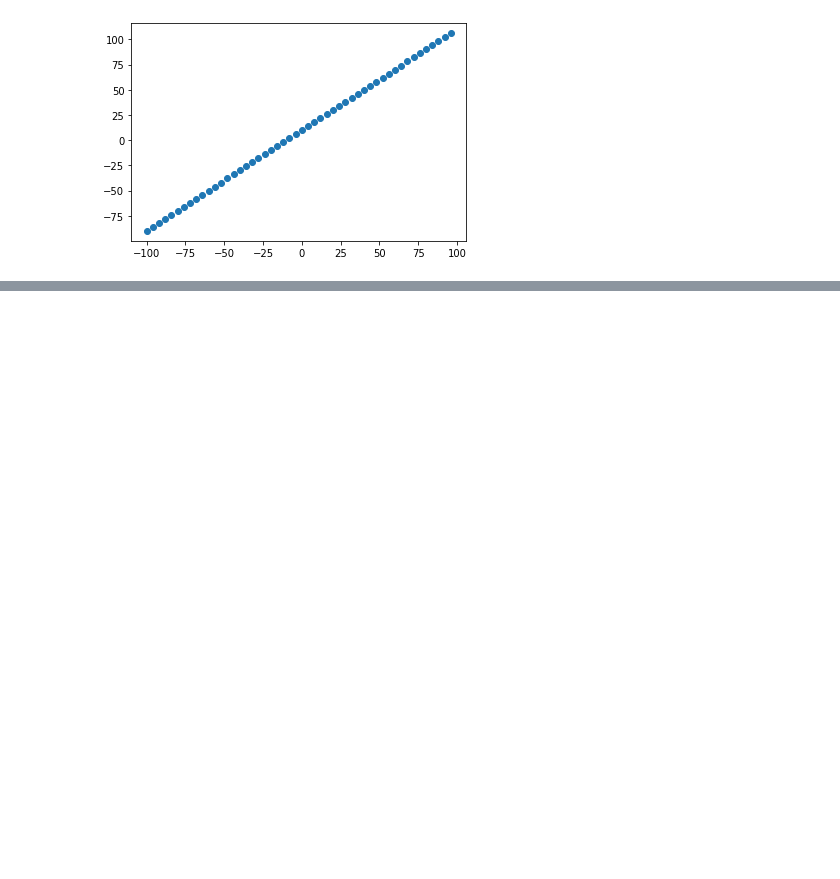
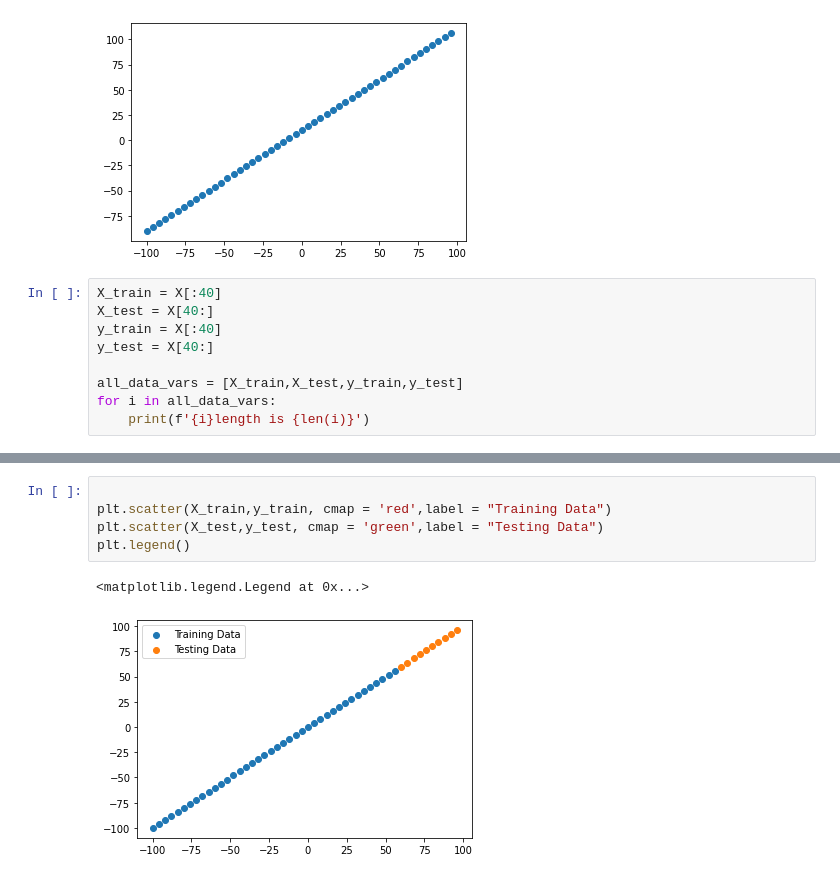
Before and after one commit to AviSaha123/Tensorflow_learnings, a Jupyter notebook: Tensorflow Regression.ipynb, the cells around one changed output, grey strips where cells are left out. Drawn from its saved outputs; the diff is of its cells as text; blank space fills up the shorter version.

```diff
--- a/Tensorflow Regression.ipynb
+++ b/Tensorflow Regression.ipynb
@@ -102,3 +102,12 @@ plt.scatter(X,y)
 # %% [output]
 <matplotlib.collections.PathCollection at 0x...>
 [figure]
+# %%
+X_train = X[:40]
+X_test = X[40:]
+y_train = X[:40]
+y_test = X[40:]
+
+all_data_vars = [X_train,X_test,y_train,y_test]
+for i in all_data_vars:
+    print(f'{i}length is {len(i)}')
@@ -104,0 +123,8 @@ plt.scatter(X,y)
+# %%
+
+plt.scatter(X_train,y_train, cmap = 'red',label = "Training Data")
+plt.scatter(X_test,y_test, cmap = 'green',label = "Testing Data")
+plt.legend()
+# %% [output]
+<matplotlib.legend.Legend at 0x...>
+[figure, added]
```
Also changed, not shown: parts of 3 cells of this notebook.
